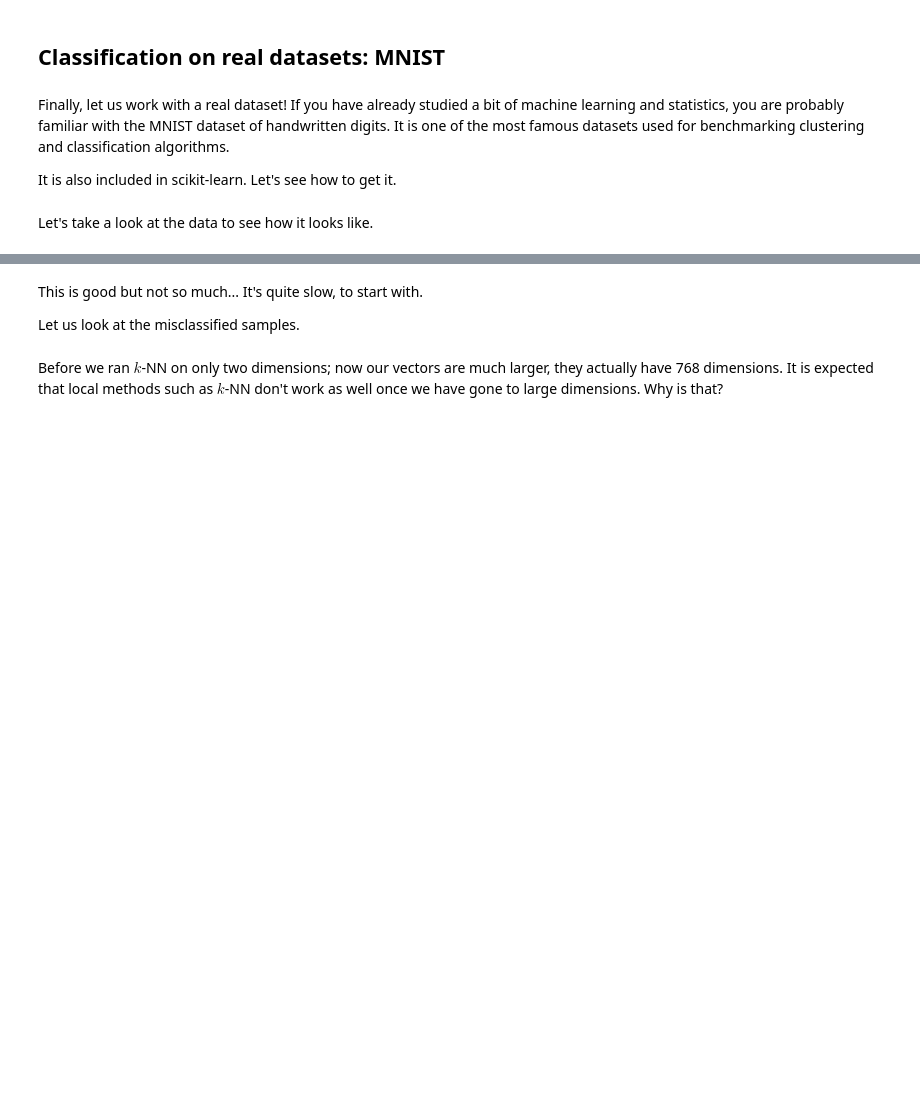
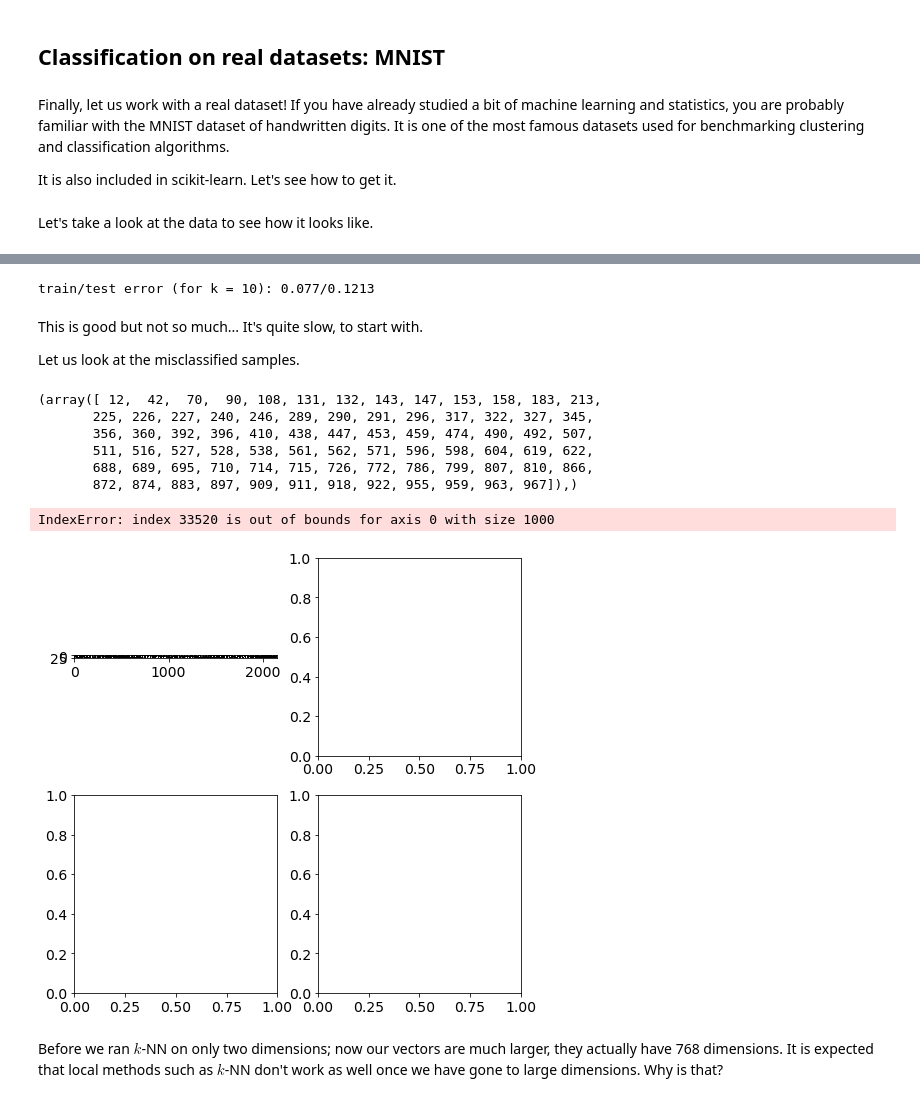
Before and after one commit to sphinxteam/mlphys, a Jupyter notebook: TP01/k-Nearest Neighbors.ipynb, the cells around one changed output, grey strips where cells are left out. Saved outputs shown, nothing was run; the diff lists cells and outputs as text; code cells hidden in the pictures; blank space fills up the shorter version.

```diff
--- a/TP01/k-Nearest Neighbors.ipynb
+++ b/TP01/k-Nearest Neighbors.ipynb
@@ -268,7 +434,7 @@ Finally, let us work with a real dataset! If you have already studied a bit of m
 It is also included in scikit-learn. Let's see how to get it.
 # %%
 from sklearn.datasets import fetch_mldata
-mnist = fetch_mldata('MNIST original')
+mnist = fetch_mldata('MNIST original', data_home = ".")
 # %% [markdown]
 Let's take a look at the data to see how it looks like.
 # %%
@@ -292,7 +462,9 @@ clf.fit(X_train, y_train)
 
 train_error = 1. - clf.score(X_train, y_train)
 test_error = 1. - clf.score(X_test, y_test)
-print("train/test error (for k = 10): %g/%g" % (train_error, test_error))
+print("train/test error: %g/%g" % (train_error, test_error))
+# %% [output]
+train/test error (for k = 10): 0.077/0.1213
 # %% [markdown]
 This is good but not so much... It's quite slow, to start with.
 
@@ -300,15 +472,24 @@ Let us look at the misclassified samples.
 # %%
 errors = np.where(y_train != clf.predict(X_train))
 print(errors)
 
 fig, axs = plt.subplots(2, 2)
-axs[0, 0].imshow(X[samples[errors[0]], :].reshape((int(np.sqrt(n_features)), -1)), cmap="gray")
-axs[0, 0].set_title("predicted label: %d" % (clf.predict(X_train[errors[0], :].reshape(1, -1))))
+axs[0, 0].imshow(X[errors[0]], :].reshape((int(np.sqrt(n_features)), -1)), cmap="gray")
+axs[0, 0].set_title("predicted label: %d" % (clf.predict(X_train[samples[errors[0]], :].reshape(1, -1))))
 axs[0, 1].imshow(X[samples[errors[1]], :].reshape((int(np.sqrt(n_features)), -1)), cmap="gray")
-axs[0, 1].set_title("predicted label: %d" % (clf.predict(X_train[errors[1], :].reshape(1, -1))))
+axs[0, 1].set_title("predicted label: %d" % (clf.predict(X_train[samples[errors[1]], :].reshape(1, -1))))
 axs[1, 0].imshow(X[samples[errors[2]], :].reshape((int(np.sqrt(n_features)), -1)), cmap="gray")
-axs[1, 0].set_title("predicted label: %d" % (clf.predict(X_train[errors[2], :].reshape(1, -1))))
+axs[1, 0].set_title("predicted label: %d" % (clf.predict(X_train[samples[errors[2]], :].reshape(1, -1))))
 axs[1, 1].imshow(X[samples[errors[3]], :].reshape((int(np.sqrt(n_features)), -1)), cmap="gray")
-axs[1, 1].set_title("predicted label: %d" % (clf.predict(X_train[errors[3], :].reshape(1, -1))))
+axs[1, 1].set_title("predicted label: %d" % (clf.predict(X_train[samples[errors[3]], :].reshape(1, -1))))
+# %% [output]
+(array([ 12,  42,  70,  90, 108, 131, 132, 143, 147, 153, 158, 183, 213,
+       225, 226, 227, 240, 246, 289, 290, 291, 296, 317, 322, 327, 345,
+       356, 360, 392, 396, 410, 438, 447, 453, 459, 474, 490, 492, 507,
+       511, 516, 527, 528, 538, 561, 562, 571, 596, 598, 604, 619, 622,
+       688, 689, 695, 710, 714, 715, 726, 772, 786, 799, 807, 810, 866,
+       872, 874, 883, 897, 909, 911, 918, 922, 955, 959, 963, 967]),)
+IndexError: index 33520 is out of bounds for axis 0 with size 1000
+[figure, added]
 # %% [markdown]
 Before we ran $k$-NN on only two dimensions; now our vectors are much larger, they actually have 768 dimensions. It is expected that local methods such as $k$-NN don't work as well once we have gone to large dimensions. Why is that?
```
Also changed, not shown: parts of 20 cells of this notebook, 3 other files.
